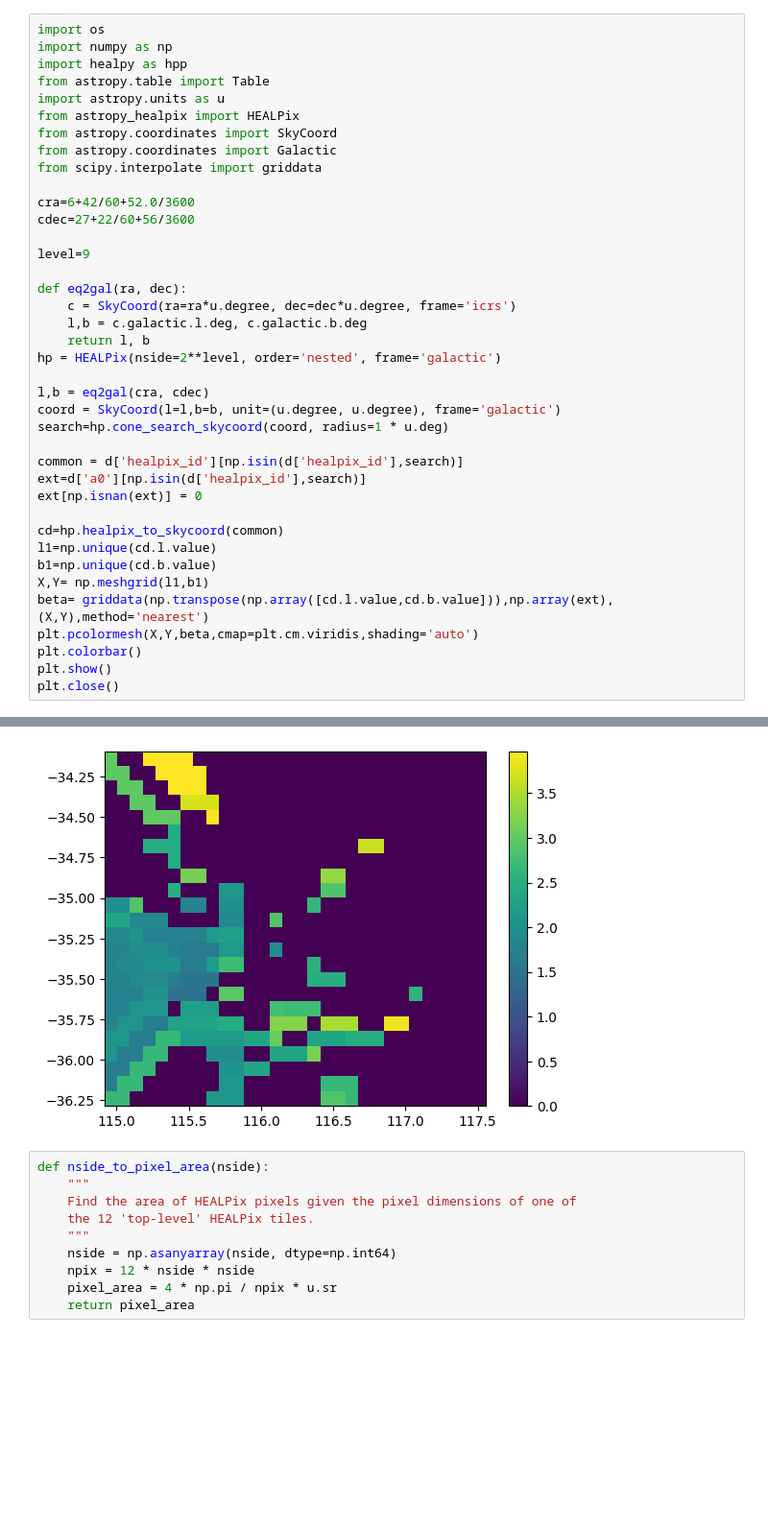
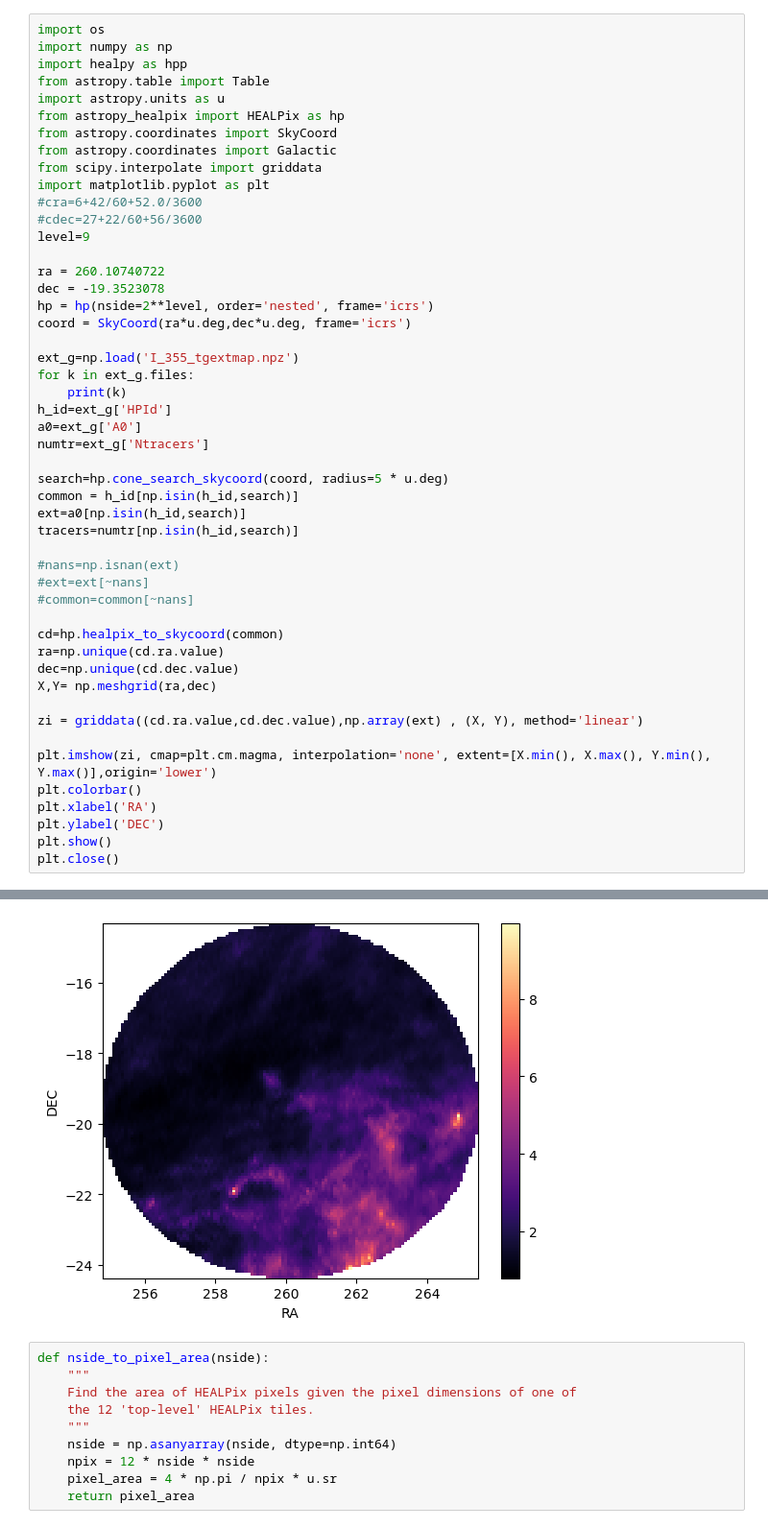
Before and after one commit to AstroTaffer/MEN-681301-OAM, a Jupyter notebook: Farafontova_healpix.ipynb, the cells around one changed output, grey strips where cells are left out. Shown at 96% size. Drawn from its saved outputs; the diff is of its cells as text; blank space fills up the shorter version.

```diff
--- a/Farafontova_healpix.ipynb
+++ b/Farafontova_healpix.ipynb
@@ -13,37 +14,47 @@ import numpy as np
 import healpy as hpp
 from astropy.table import Table
 import astropy.units as u
-from astropy_healpix import HEALPix
+from astropy_healpix import HEALPix as hp
 from astropy.coordinates import SkyCoord
 from astropy.coordinates import Galactic
 from scipy.interpolate import griddata
-
-cra=6+42/60+52.0/3600
-cdec=27+22/60+56/3600
-
+import matplotlib.pyplot as plt
+#cra=6+42/60+52.0/3600
+#cdec=27+22/60+56/3600
 level=9
 
-def eq2gal(ra, dec):
-    c = SkyCoord(ra=ra*u.degree, dec=dec*u.degree, frame='icrs')
-    l,b = c.galactic.l.deg, c.galactic.b.deg
-    return l, b
-hp = HEALPix(nside=2**level, order='nested', frame='galactic')
+ra = 260.10740722
+dec = -19.3523078
+hp = hp(nside=2**level, order='nested', frame='icrs')
+coord = SkyCoord(ra*u.deg,dec*u.deg, frame='icrs')
 
-l,b = eq2gal(cra, cdec)
-coord = SkyCoord(l=l,b=b, unit=(u.degree, u.degree), frame='galactic')
-search=hp.cone_search_skycoord(coord, radius=1 * u.deg)
+ext_g=np.load('I_355_tgextmap.npz')
+for k in ext_g.files:
+    print(k)
+h_id=ext_g['HPId']
+a0=ext_g['A0']
+numtr=ext_g['Ntracers']
 
-common = d['healpix_id'][np.isin(d['healpix_id'],search)]
-ext=d['a0'][np.isin(d['healpix_id'],search)]
-ext[np.isnan(ext)] = 0
+search=hp.cone_search_skycoord(coord, radius=5 * u.deg)
+common = h_id[np.isin(h_id,search)]
+ext=a0[np.isin(h_id,search)]
+tracers=numtr[np.isin(h_id,search)]
+
+#nans=np.isnan(ext)
+#ext=ext[~nans]
+#common=common[~nans]
 
 cd=hp.healpix_to_skycoord(common)
-l1=np.unique(cd.l.value)
-b1=np.unique(cd.b.value)
-X,Y= np.meshgrid(l1,b1)
-beta= griddata(np.transpose(np.array([cd.l.value,cd.b.value])),np.array(ext),(X,Y),method='nearest')
-plt.pcolormesh(X,Y,beta,cmap=plt.cm.viridis,shading='auto')
+ra=np.unique(cd.ra.value)
+dec=np.unique(cd.dec.value)
+X,Y= np.meshgrid(ra,dec)
+
+zi = griddata((cd.ra.value,cd.dec.value),np.array(ext) , (X, Y), method='linear')
+
+plt.imshow(zi, cmap=plt.cm.magma, interpolation='none', extent=[X.min(), X.max(), Y.min(), Y.max()],origin='lower')
 plt.colorbar()
+plt.xlabel('RA')
+plt.ylabel('DEC')
 plt.show()
 plt.close()
 # %% [output]
@@ -50,4 +66,4 @@ plt.close()
-[figure, old version]
+[figure, new version]
 # %%
 def nside_to_pixel_area(nside):
     """
```
Also changed, not shown: parts of 5 cells of this notebook.
